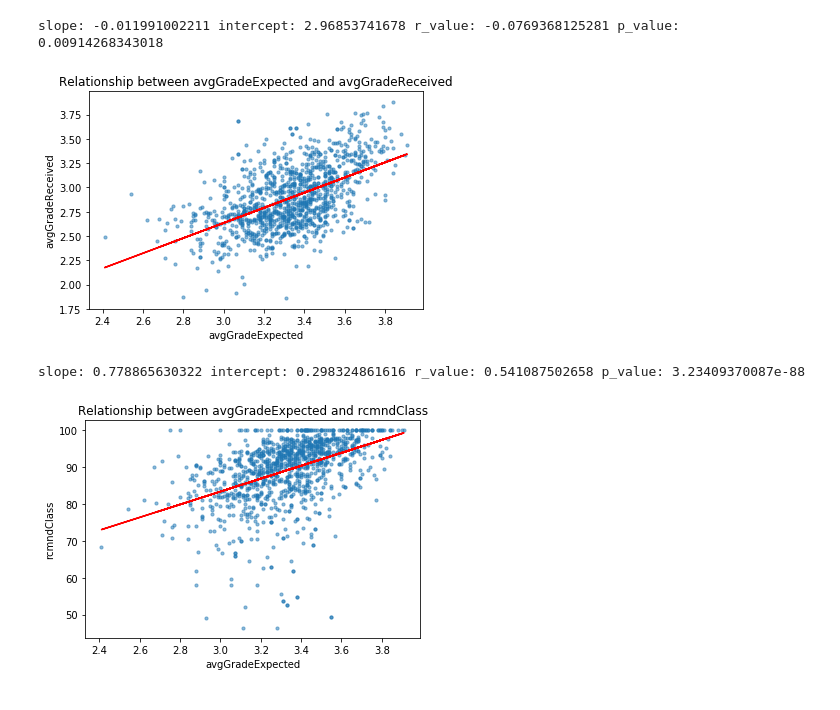
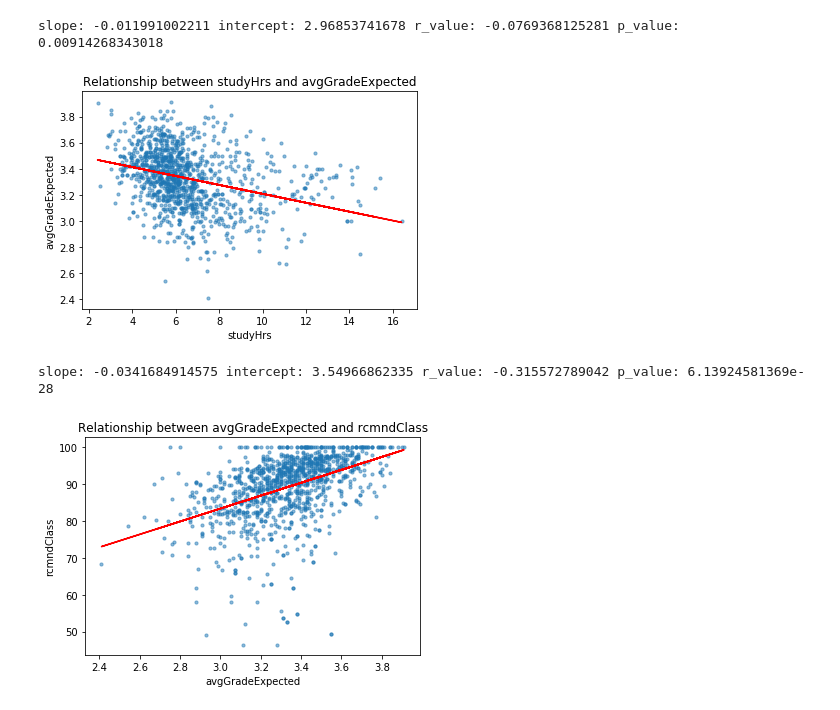
Before and after one commit to TomDonoghue/Pr_026, a Jupyter notebook: Pr_026_HackathonSubmission.ipynb, the cells around one changed output. Cells and saved outputs as stored; diff of their text form; code cells hidden in the pictures.

Commit message:
did more graphs, also ordered the graphs

```diff
--- a/Pr_026_HackathonSubmission.ipynb
+++ b/Pr_026_HackathonSubmission.ipynb
@@ -643,26 +689,26 @@ print ("slope:", slope, "intercept:", intercept, "r_value:", r_value, "p_value:"
 [figure]
 slope: -0.011991002211 intercept: 2.96853741678 r_value: -0.0769368125281 p_value: 0.00914268343018
 # %%
-#plot scatterplot between avgGradeExpected and avgGradeReceived
+#plot scatterplot between studyHrs and GPA
 area = 10
 
 #plotting
-plt.scatter(dfT.avgGradeExpected, dfT.avgGradeReceived, s=area, alpha=0.5)
-plt.title('Relationship between avgGradeExpected and avgGradeReceived')
-plt.xlabel('avgGradeExpected')
-plt.ylabel('avgGradeReceived')
+plt.scatter(dfT.studyHrs, dfT.avgGradeExpected, s=area, alpha=0.5)
+plt.title('Relationship between studyHrs and avgGradeExpected')
+plt.xlabel('studyHrs')
+plt.ylabel('avgGradeExpected')
 
-slope, intercept, r_value, p_value, std_err = stats.linregress(dfT.avgGradeExpected, dfT.avgGradeReceived)
+slope, intercept, r_value, p_value, std_err = stats.linregress(dfT.studyHrs, dfT.avgGradeExpected)
 
-abline_values = [slope * i + intercept for i in dfT.avgGradeExpected]
+abline_values = [slope * i + intercept for i in dfT.studyHrs]
 
-plt.plot(dfT.avgGradeExpected, abline_values, 'b', c='red')
+plt.plot(dfT.studyHrs, abline_values, 'b', c='red')
 plt.show()
 
 print ("slope:", slope, "intercept:", intercept, "r_value:", r_value, "p_value:", p_value)
 # %% [output]
-[figure, old version]
+[figure, new version]
-slope: 0.778865630322 intercept: 0.298324861616 r_value: 0.541087502658 p_value: 3.23409370087e-88
+slope: -0.0341684914575 intercept: 3.54966862335 r_value: -0.315572789042 p_value: 6.13924581369e-28
 # %%
 #plot scatterplot between avgGradeExpected and avgGradeReceived
 area = 10
```
Also changed, not shown: parts of 9 cells of this notebook.
